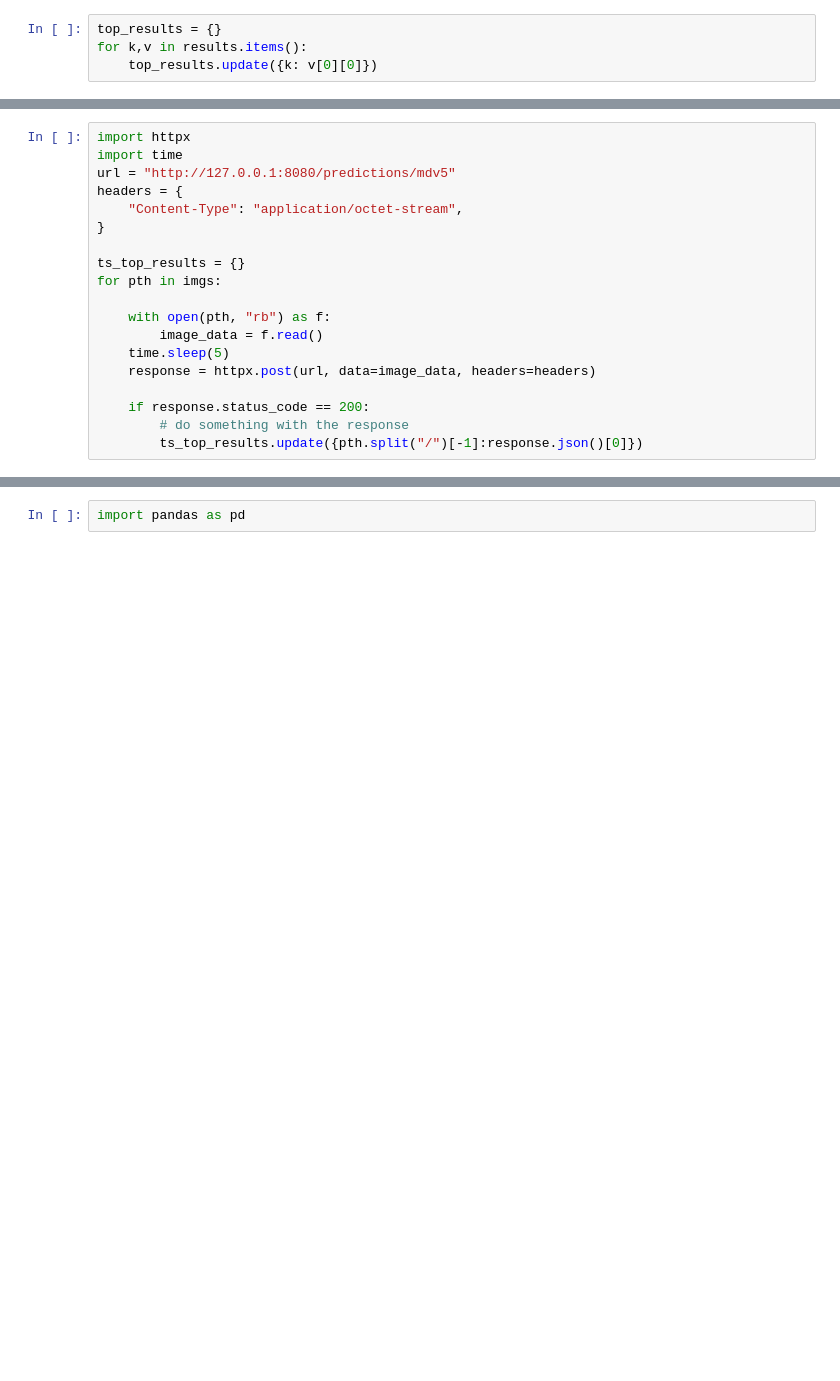
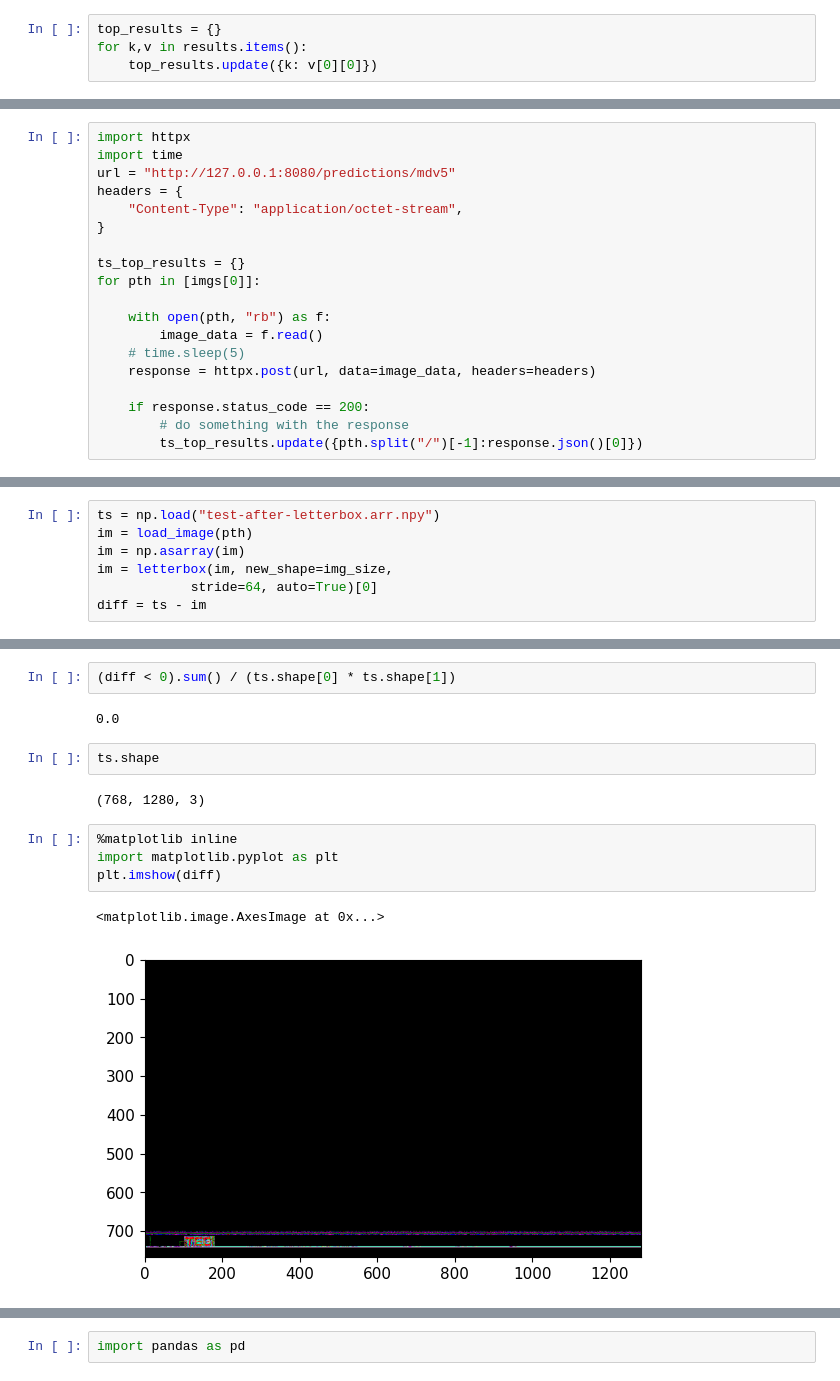
Before and after one commit to tnc-ca-geo/animl-ml, a Jupyter notebook: api/megadetectorv5/local_ts_inf_compare.ipynb, the cells around one changed output, grey strips where cells are left out. Saved outputs shown, nothing was run; the diff lists cells and outputs as text; blank space fills up the shorter version.

```diff
--- a/api/megadetectorv5/local_ts_inf_compare.ipynb
+++ b/api/megadetectorv5/local_ts_inf_compare.ipynb
@@ -4553,11 +349,11 @@ headers = {
 }
 
 ts_top_results = {}
-for pth in imgs:
+for pth in [imgs[0]]:
 
     with open(pth, "rb") as f:
         image_data = f.read()
-    time.sleep(5)
+    # time.sleep(5)
     response = httpx.post(url, data=image_data, headers=headers)
 
     if response.status_code == 200:
@@ -4565,0 +474,7 @@ for pth in imgs:
+# %%
+ts = np.load("test-after-letterbox.arr.npy")
+im = load_image(pth)
+im = np.asarray(im)
+im = letterbox(im, new_shape=img_size,
+            stride=64, auto=True)[0]
+diff = ts - im
@@ -4565,0 +487,15 @@ for pth in imgs:
+# %%
+(diff < 0).sum() / (ts.shape[0] * ts.shape[1])
+# %% [output]
+0.0
+# %%
+ts.shape
+# %% [output]
+(768, 1280, 3)
+# %%
+%matplotlib inline
+import matplotlib.pyplot as plt
+plt.imshow(diff)
+# %% [output]
+<matplotlib.image.AxesImage at 0x...>
+[figure, added]
```
Also changed, not shown: parts of 23 cells of this notebook.
